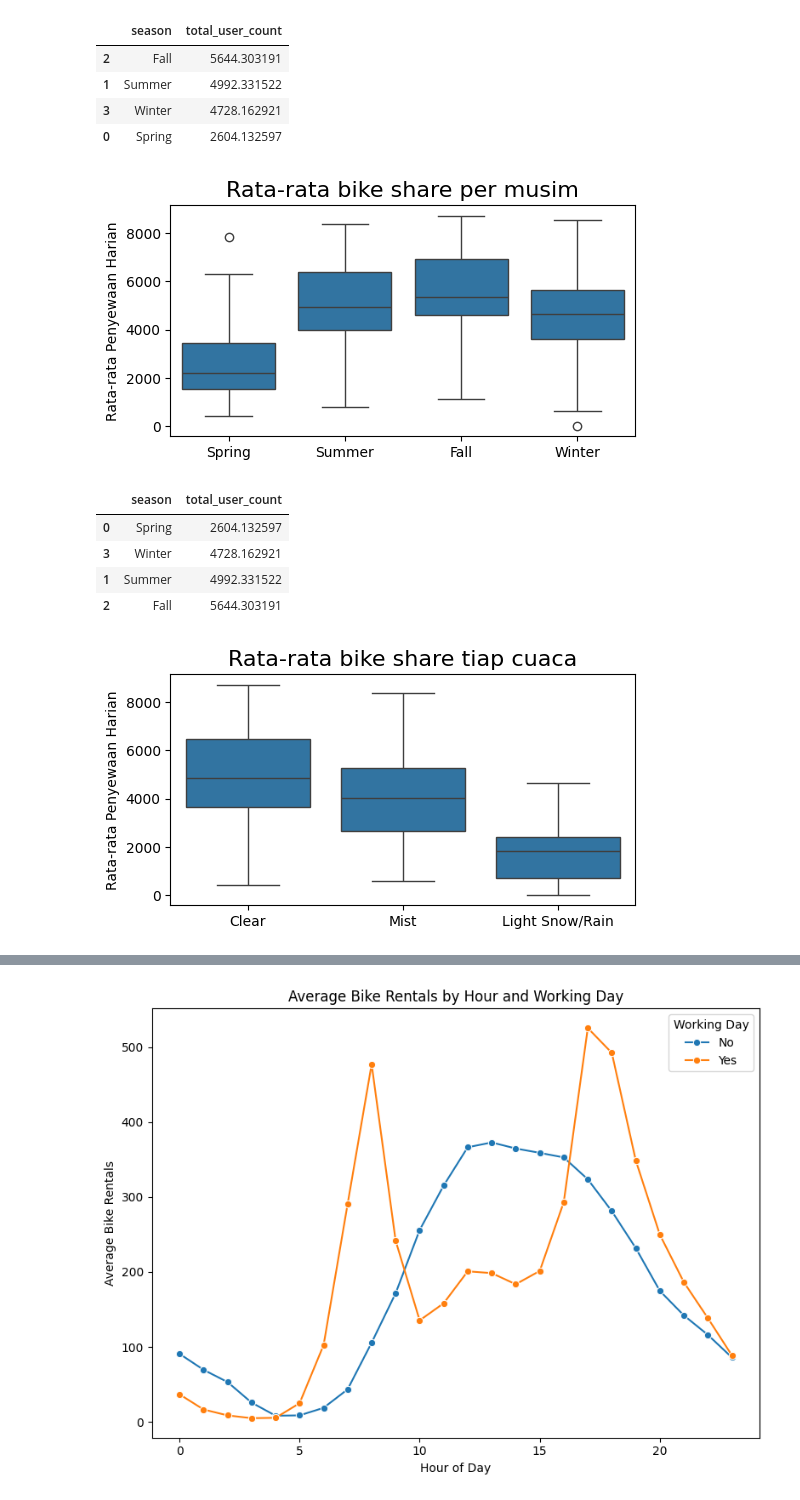
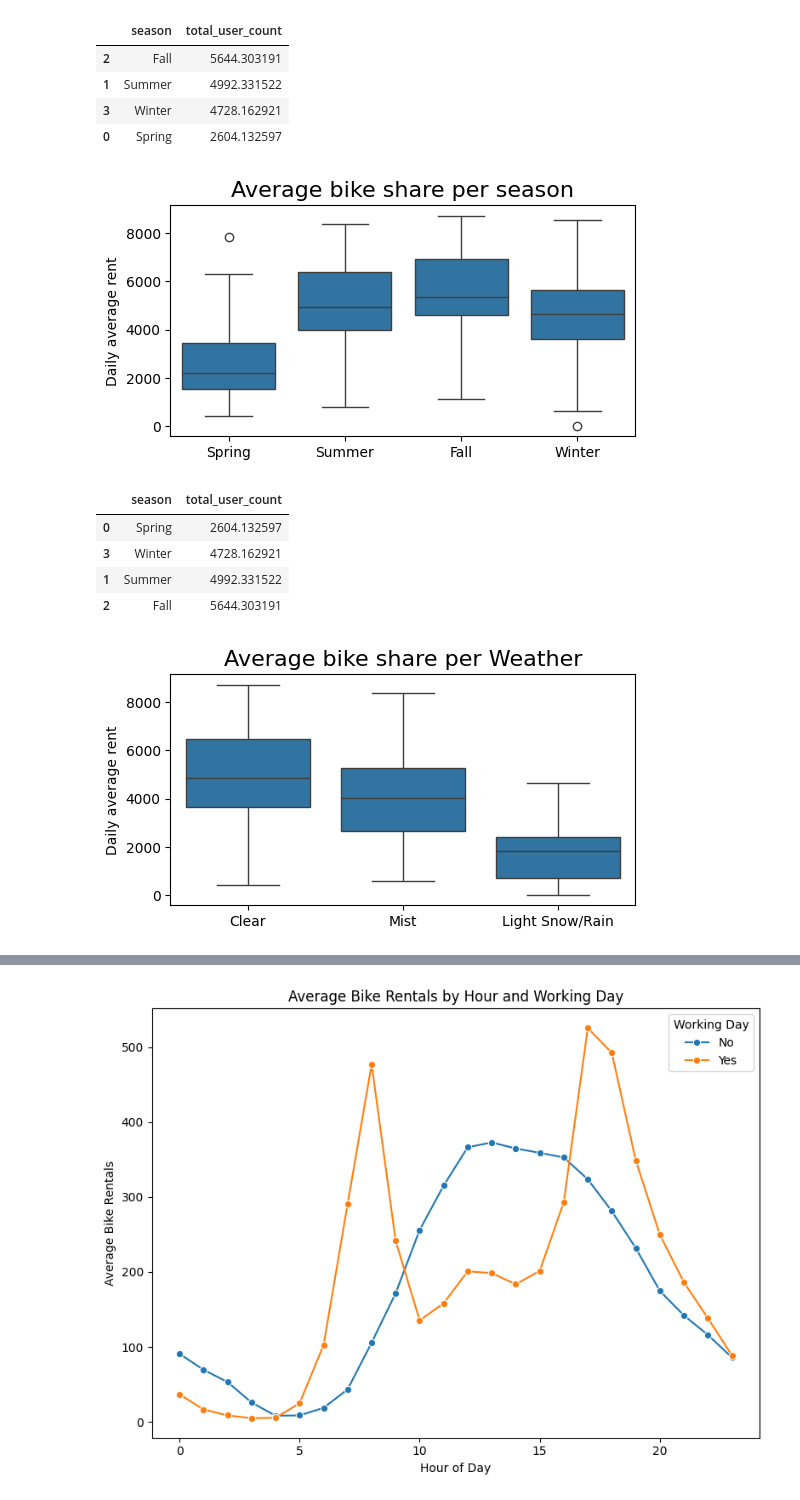
Before and after one commit to ardhii-m/Bike-Sharing-Analysis, a Jupyter notebook: notebook.ipynb, the cells around one changed output, grey strips where cells are left out. Drawn from its saved outputs; the diff is of its cells as text; code cells hidden in the pictures.

```diff
--- a/notebook.ipynb
+++ b/notebook.ipynb
@@ -522,16 +515,16 @@ avg_season
 # %%
 plt.figure(figsize=(6,3))
 sns.boxplot(
     x=df_day["season"],
     y=df_day["total_user_count"],
 )
 
-plt.title("Rata-rata bike share per musim", fontsize=16)
+plt.title("Average bike share per season", fontsize=16)
 plt.xlabel("")
-plt.ylabel("Rata-rata Penyewaan Harian")
+plt.ylabel("Daily average rent")
 plt.show()
 # %% [output]
-[figure, old version]
+[figure, new version]
 # %%
 df_day.groupby(('season'), observed=True)['total_user_count'].mean().reset_index().sort_values(by='total_user_count', ascending=True)
 # %% [output]
@@ -547,9 +540,9 @@ sns.boxplot(
     y=df_day["total_user_count"],
 )
 
-plt.title("Rata-rata bike share tiap cuaca", fontsize=16)
+plt.title("Average bike share per Weather", fontsize=16)
 plt.xlabel("")
-plt.ylabel("Rata-rata Penyewaan Harian")
+plt.ylabel("Daily average rent")
 plt.show()
 # %% [output]
-[figure, old version]
+[figure, new version]
```
Also changed, not shown: parts of 71 cells of this notebook, 1 other file.
